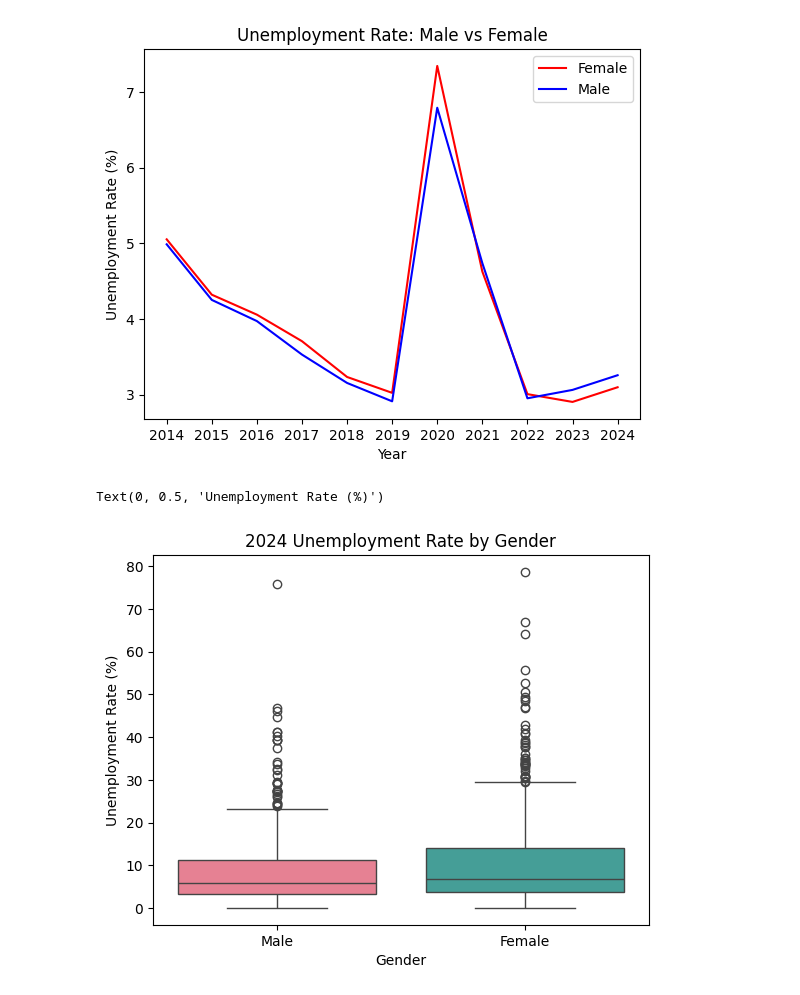
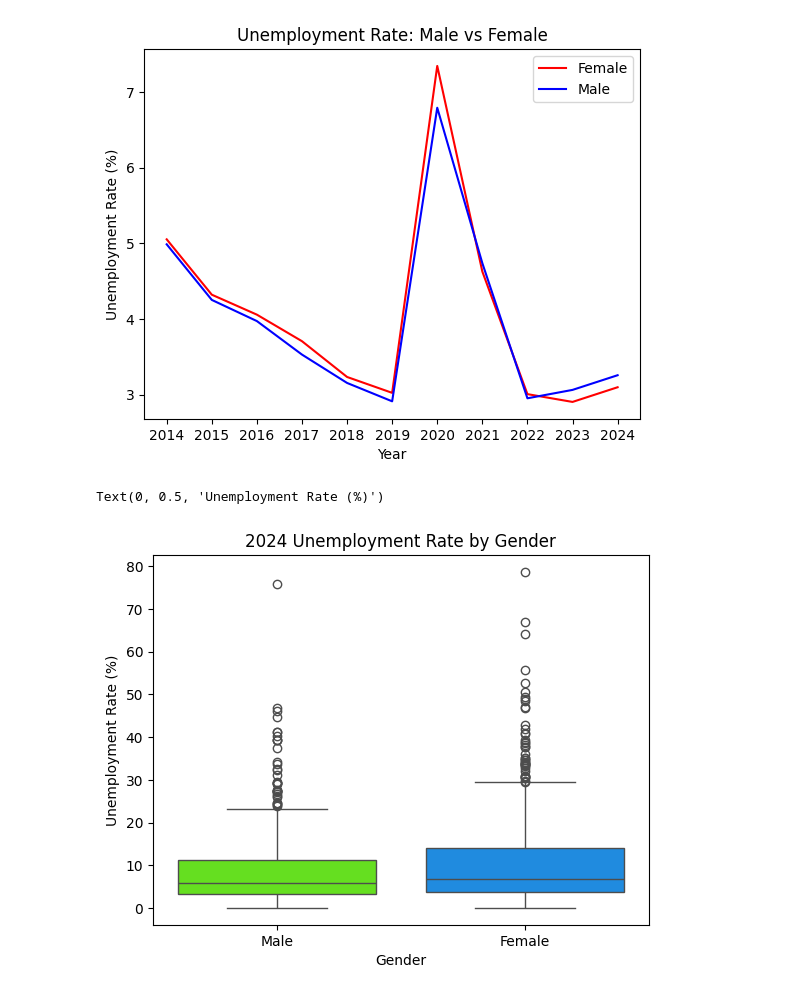
Before and after one commit to Enlightenus/Global_unemployment, a Jupyter notebook: test.ipynb, the cells around one changed output. Cells and saved outputs as stored; diff of their text form; code cells hidden in the pictures.

```diff
--- a/test.ipynb
+++ b/test.ipynb
@@ -197,17 +197,21 @@ plt.show()
 # %% [output]
 [figure]
 # %%
+# Filter the DataFrame for different gender
 Female_data = data[data['sex']=='Female']
 Male_data = data[data['sex']=='Male']
+
+# Combine the data
 df_concatenated = pd.concat([Male_data, Female_data])
-colors = sns.color_palette("husl", 2)
+
+colors = sns.color_palette("gist_rainbow", 2)
 sns.boxplot(data=df_concatenated, x='sex', y='2024', hue='sex', palette=colors)
 plt.title('2024 Unemployment Rate by Gender')
 plt.xlabel('Gender')
 plt.ylabel('Unemployment Rate (%)')
 # %% [output]
 Text(0, 0.5, 'Unemployment Rate (%)')
-[figure, old version]
+[figure, new version]
 # %%
 # Filter the DataFrame for 2023 and 2024
 data_2023 = data[['country_name', 'sex', 'age_group', 'age_categories', '2023']]
```
Also changed, not shown: parts of 3 cells of this notebook.
